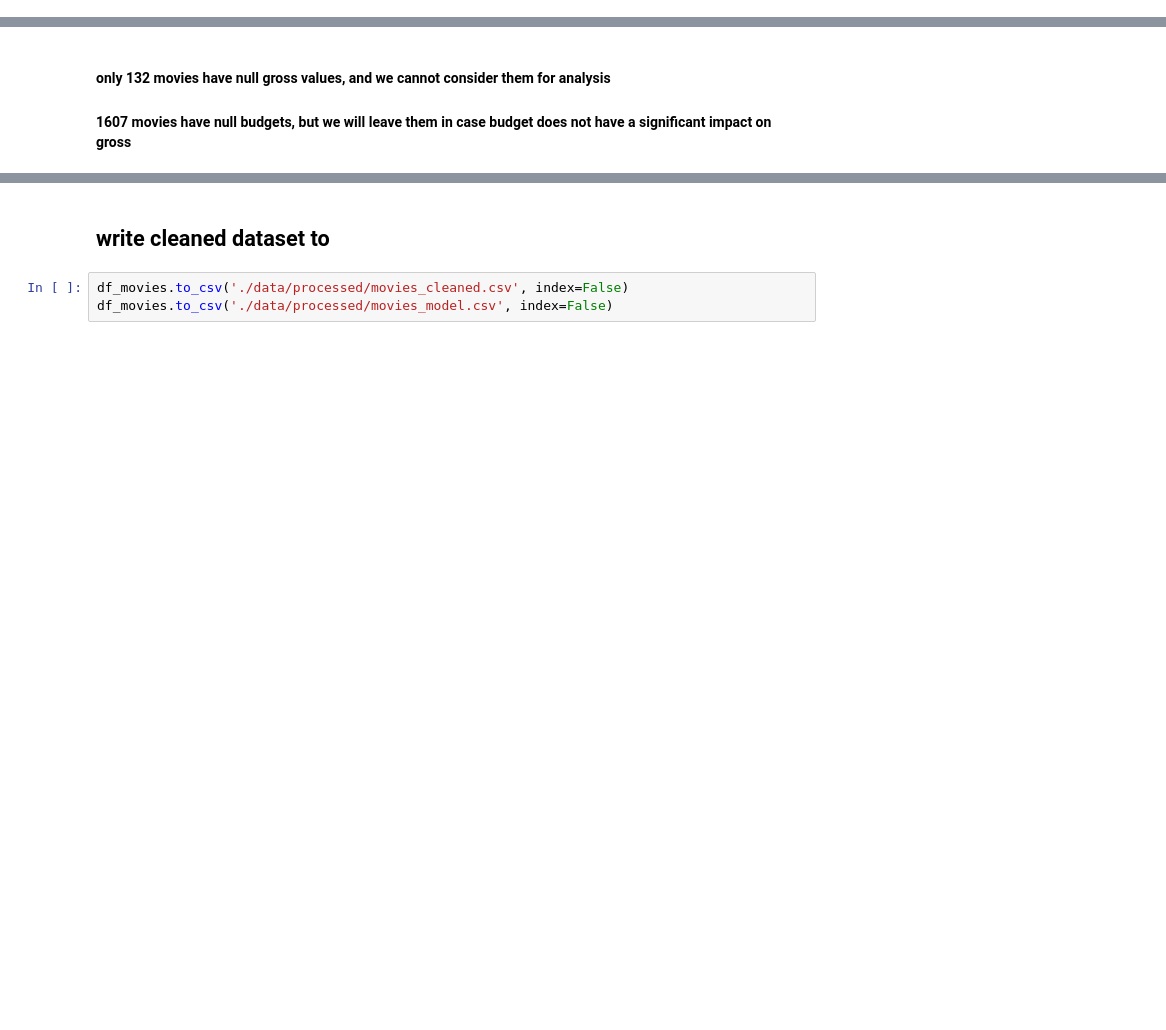
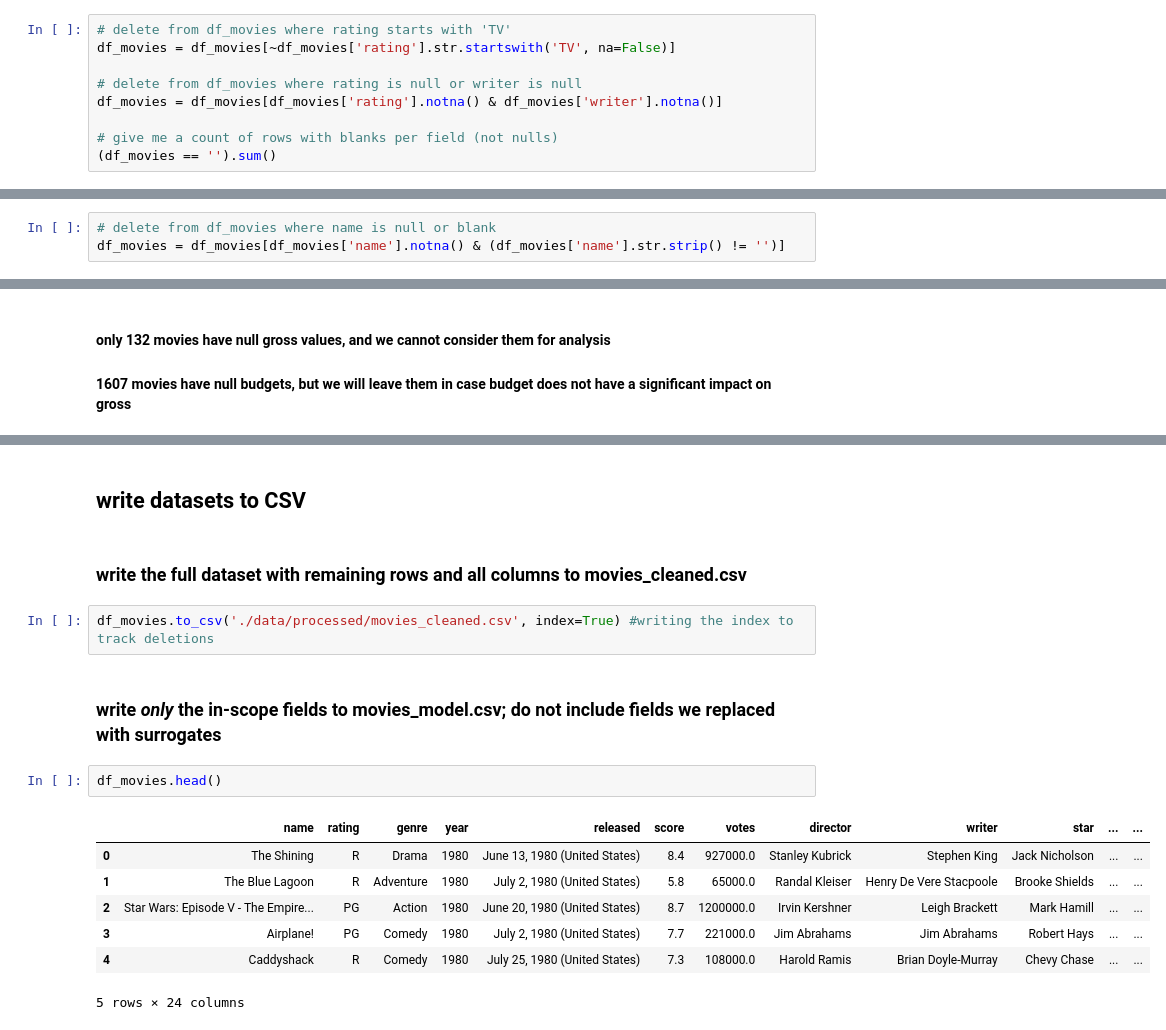
Before and after one commit to Shyam136/Group-1_Intro-to-DS-Programming, a Jupyter notebook: DataHandler_Prelim.ipynb, the cells around one changed output, grey strips where cells are left out. Cells and saved outputs as stored; diff of their text form; blank space fills up the shorter version.

```diff
--- a/DataHandler_Prelim.ipynb
+++ b/DataHandler_Prelim.ipynb
@@ -177,0 +203,9 @@ Name: count, Length: 296, dtype: int64
+# %%
+# delete from df_movies where rating starts with 'TV'
+df_movies = df_movies[~df_movies['rating'].str.startswith('TV', na=False)]
+
+# delete from df_movies where rating is null or writer is null
+df_movies = df_movies[df_movies['rating'].notna() & df_movies['writer'].notna()]
+
+# give me a count of rows with blanks per field (not nulls)
+(df_movies == '').sum()
@@ -405 +478,4 @@ United States    6735
 Name: count, dtype: int64
+# %%
+# delete from df_movies where name is null or blank
+df_movies = df_movies[df_movies['name'].notna() & (df_movies['name'].str.strip() != '')]
@@ -425,5 +505,18 @@ df_movies.shape
 # %% [markdown]
-## write cleaned dataset to
+## write datasets to CSV
+# %% [markdown]
+### write the full dataset with remaining rows and all columns to movies_cleaned.csv
 # %%
-df_movies.to_csv('./data/processed/movies_cleaned.csv', index=False)
-df_movies.to_csv('./data/processed/movies_model.csv', index=False)
+df_movies.to_csv('./data/processed/movies_cleaned.csv', index=True) #writing the index to track deletions
+# %% [markdown]
+### write *only* the in-scope fields to movies_model.csv; do not include fields we replaced with surrogates
+# %%
+df_movies.head()
+# %% [output]
+|  | name | rating | genre | year | released | score | votes | director | writer | star | ... | ... |
+| 0 | The Shining | R | Drama | 1980 | June 13, 1980 (United States) | 8.4 | 927000.0 | Stanley Kubrick | Stephen King | Jack Nicholson | ... | ... |
+| 1 | The Blue Lagoon | R | Adventure | 1980 | July 2, 1980 (United States) | 5.8 | 65000.0 | Randal Kleiser | Henry De Vere Stacpoole | Brooke Shields | ... | ... |
+| 2 | Star Wars: Episode V - The Empire... | PG | Action | 1980 | June 20, 1980 (United States) | 8.7 | 1200000.0 | Irvin Kershner | Leigh Brackett | Mark Hamill | ... | ... |
+| 3 | Airplane! | PG | Comedy | 1980 | July 2, 1980 (United States) | 7.7 | 221000.0 | Jim Abrahams | Jim Abrahams | Robert Hays | ... | ... |
+| 4 | Caddyshack | R | Comedy | 1980 | July 25, 1980 (United States) | 7.3 | 108000.0 | Harold Ramis | Brian Doyle-Murray | Chevy Chase | ... | ... |
+5 rows × 24 columns
```
Also changed, not shown: parts of 18 cells of this notebook, 2 other files.
